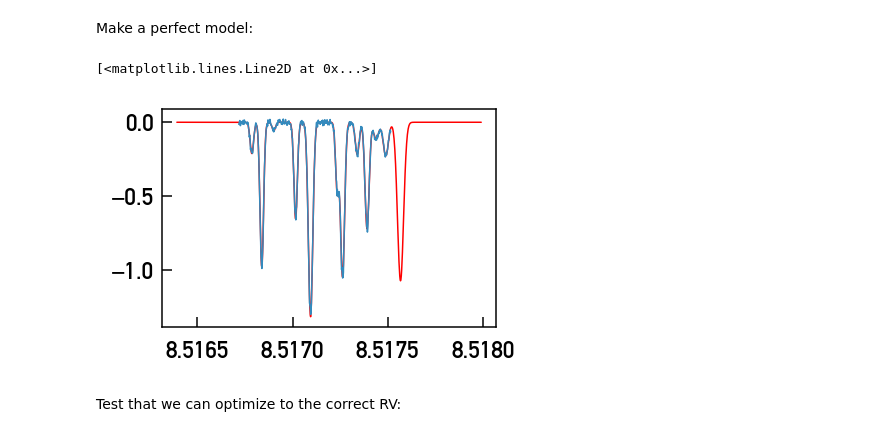
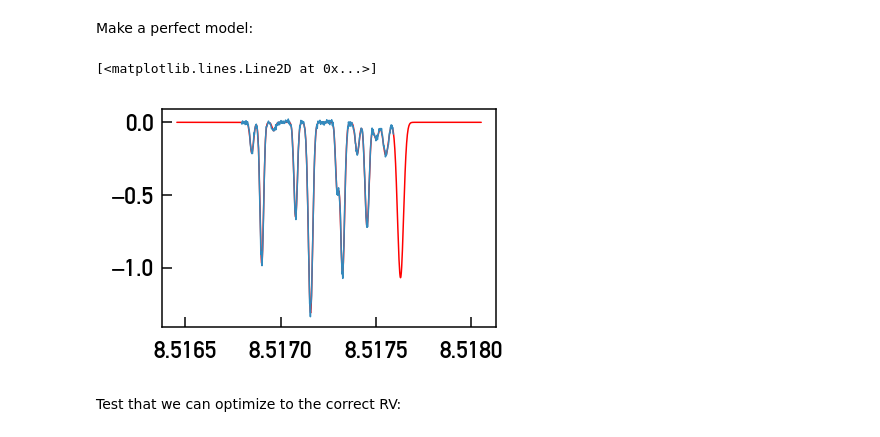
Before and after one commit to davidwhogg/Avast, a Jupyter notebook: notebooks/linear_model_fakedata.ipynb, the cells around one changed output. Cells and saved outputs as stored; diff of their text form; code cells hidden in the pictures.

```diff
--- a/notebooks/linear_model_fakedata.ipynb
+++ b/notebooks/linear_model_fakedata.ipynb
@@ -99,11 +140,11 @@ model_xs = np.arange(4996., 5004., dx)
 model_ys = np.log(make_synth(0.0, model_xs, ds, ms, sigs))
 model_xs = np.log(model_xs)
 # %%
-plt.plot(model_xs, model_ys, color='red')
-plt.plot(data_xs + np.log(doppler(true_rvs[0])), data[0,:])
+plt.plot(model_xs + np.log(doppler(-true_rvs[0])), model_ys, color='red')
+plt.plot(data_xs, data[0,:])
 # %% [output]
 [<matplotlib.lines.Line2D at 0x...>]
-[figure, old version]
+[figure, new version]
 # %% [markdown]
 Test that we can optimize to the correct RV:
 # %%
```
Also changed, not shown: parts of 14 cells of this notebook, 8 other files.
